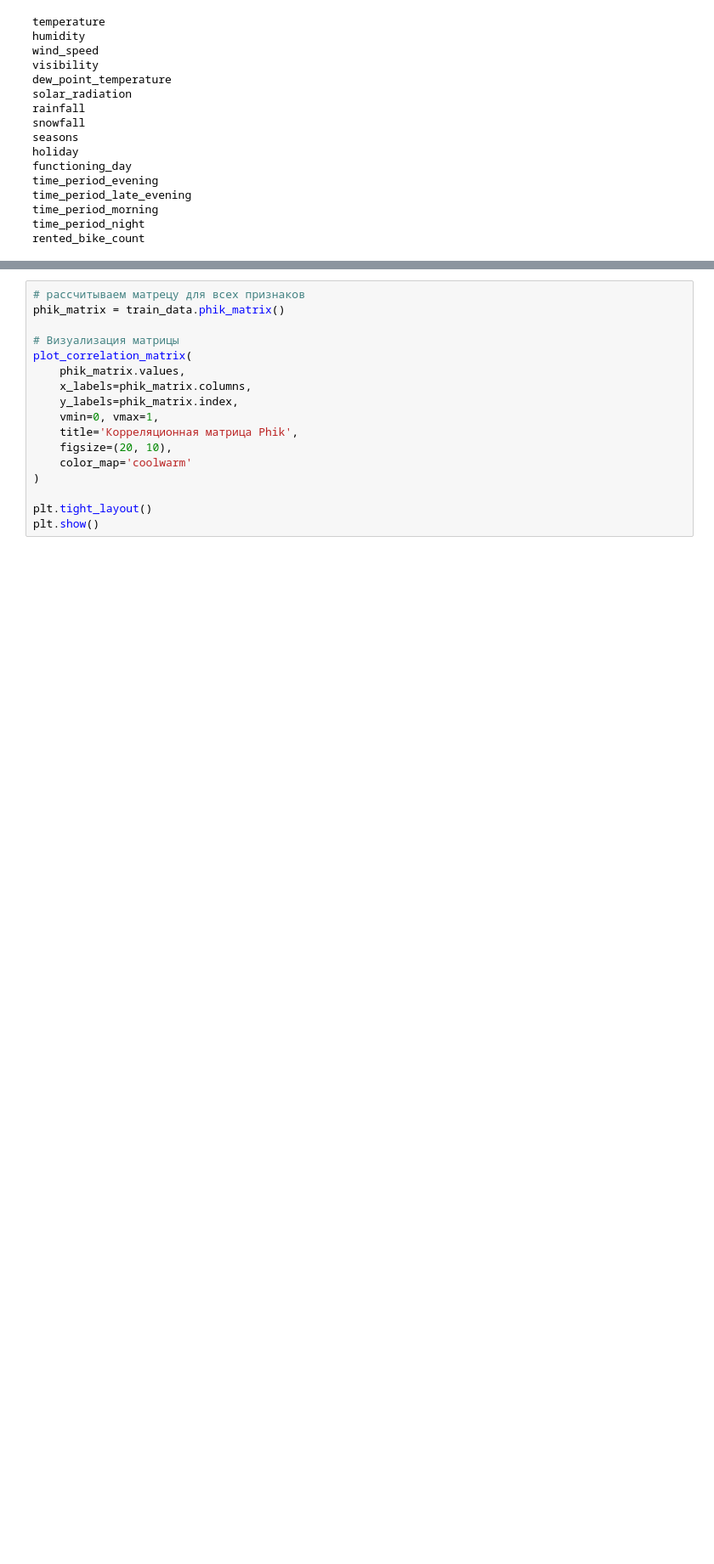
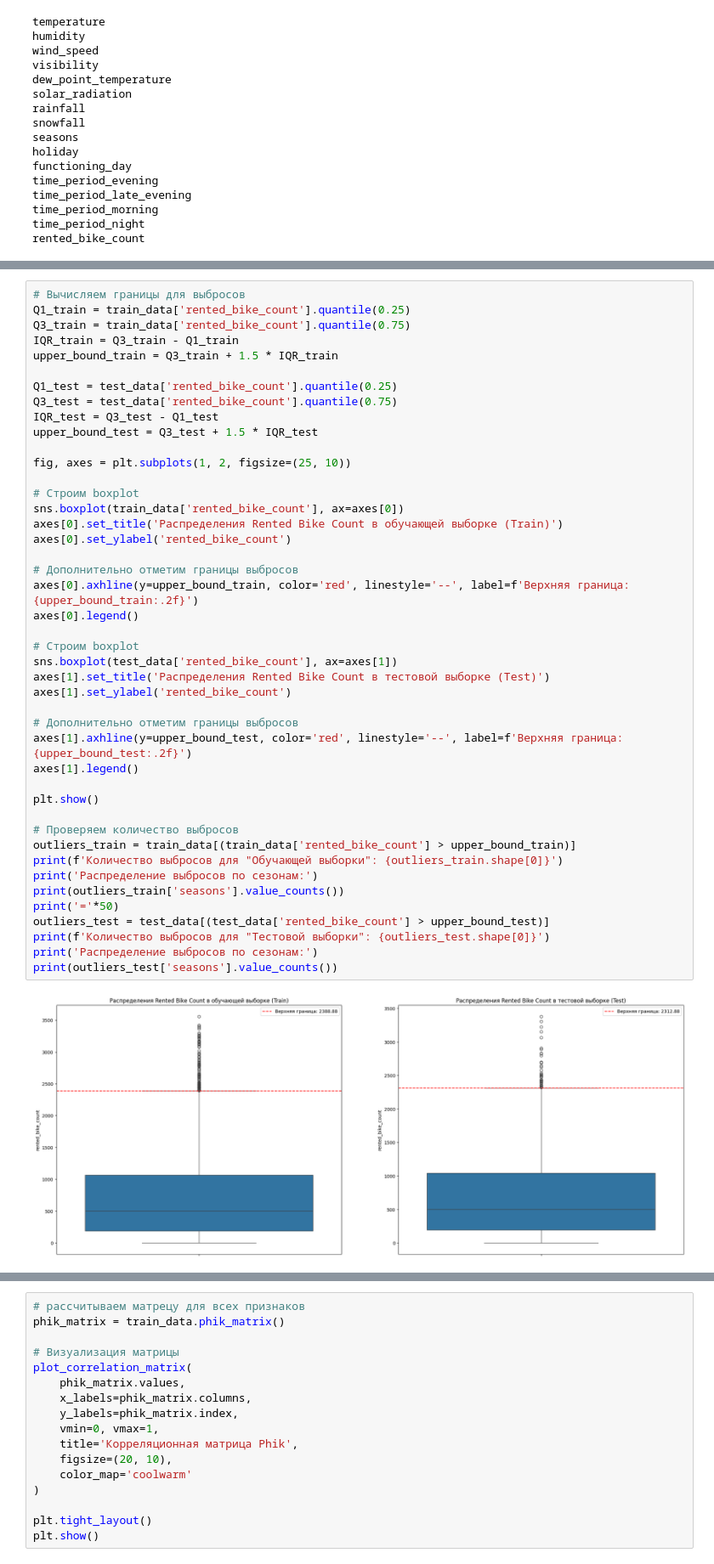
Before and after one commit to MEYakunin/Sprint14_Bike_Rental_Forecast, a Jupyter notebook: BikeSouth_nonlinear_demand_forecast.ipynb, the cells around one changed output, grey strips where cells are left out. Shown at 85% size. Drawn from its saved outputs; the diff is of its cells as text; blank space fills up the shorter version.

Commit message:
BikeSouth_nonlinear_demand_forecast - готово

```diff
--- a/BikeSouth_nonlinear_demand_forecast.ipynb
+++ b/BikeSouth_nonlinear_demand_forecast.ipynb
@@ -468,0 +300,46 @@ time_period_night: 288.63
+# %%
+# Вычисляем границы для выбросов
+Q1_train = train_data['rented_bike_count'].quantile(0.25)
+Q3_train = train_data['rented_bike_count'].quantile(0.75)
+IQR_train = Q3_train - Q1_train
+upper_bound_train = Q3_train + 1.5 * IQR_train
+
+Q1_test = test_data['rented_bike_count'].quantile(0.25)
+Q3_test = test_data['rented_bike_count'].quantile(0.75)
+IQR_test = Q3_test - Q1_test
+upper_bound_test = Q3_test + 1.5 * IQR_test
+
+fig, axes = plt.subplots(1, 2, figsize=(25, 10))
+
+# Строим boxplot
+sns.boxplot(train_data['rented_bike_count'], ax=axes[0])
+axes[0].set_title('Распределения Rented Bike Count в обучающей выборке (Train)')
+axes[0].set_ylabel('rented_bike_count')
+
+# Дополнительно отметим границы выбросов
+axes[0].axhline(y=upper_bound_train, color='red', linestyle='--', label=f'Верхняя граница: {upper_bound_train:.2f}')
+axes[0].legend()
+
+# Строим boxplot
+sns.boxplot(test_data['rented_bike_count'], ax=axes[1])
+axes[1].set_title('Распределения Rented Bike Count в тестовой выборке (Test)')
+axes[1].set_ylabel('rented_bike_count')
+
+# Дополнительно отметим границы выбросов
+axes[1].axhline(y=upper_bound_test, color='red', linestyle='--', label=f'Верхняя граница: {upper_bound_test:.2f}')
+axes[1].legend()
+
+plt.show()
+
+# Проверяем количество выбросов
+outliers_train = train_data[(train_data['rented_bike_count'] > upper_bound_train)]
+print(f'Количество выбросов для "Обучающей выборки": {outliers_train.shape[0]}')
+print('Распределение выбросов по сезонам:')
+print(outliers_train['seasons'].value_counts())
+print('='*50)
+outliers_test = test_data[(test_data['rented_bike_count'] > upper_bound_test)]
+print(f'Количество выбросов для "Тестовой выборки": {outliers_test.shape[0]}')
+print('Распределение выбросов по сезонам:')
+print(outliers_test['seasons'].value_counts())
+# %% [output]
+[figure, added]
```
Also changed, not shown: parts of 77 cells of this notebook, 3 other files.
